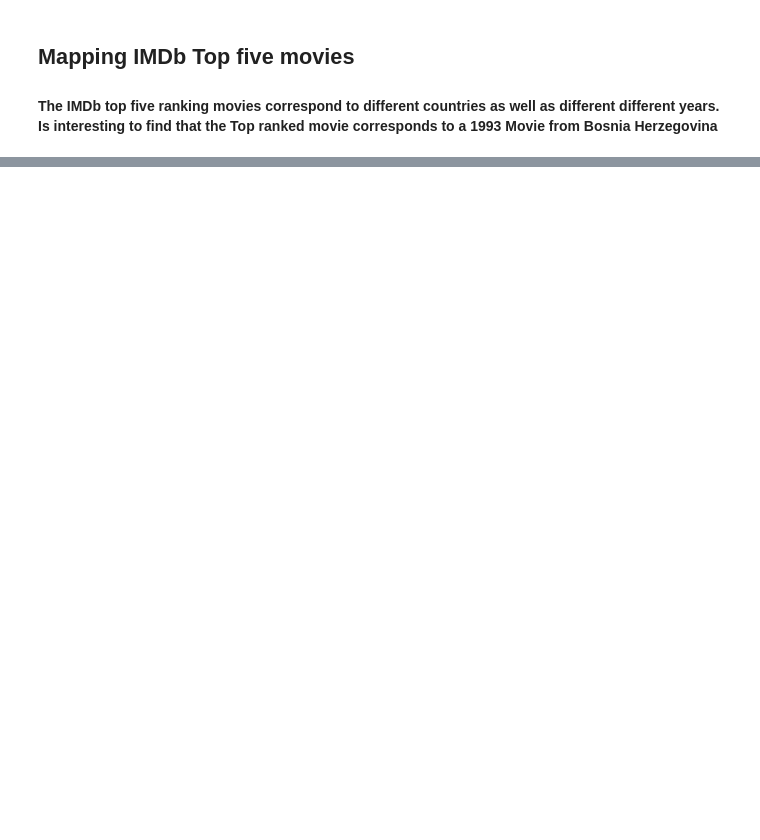
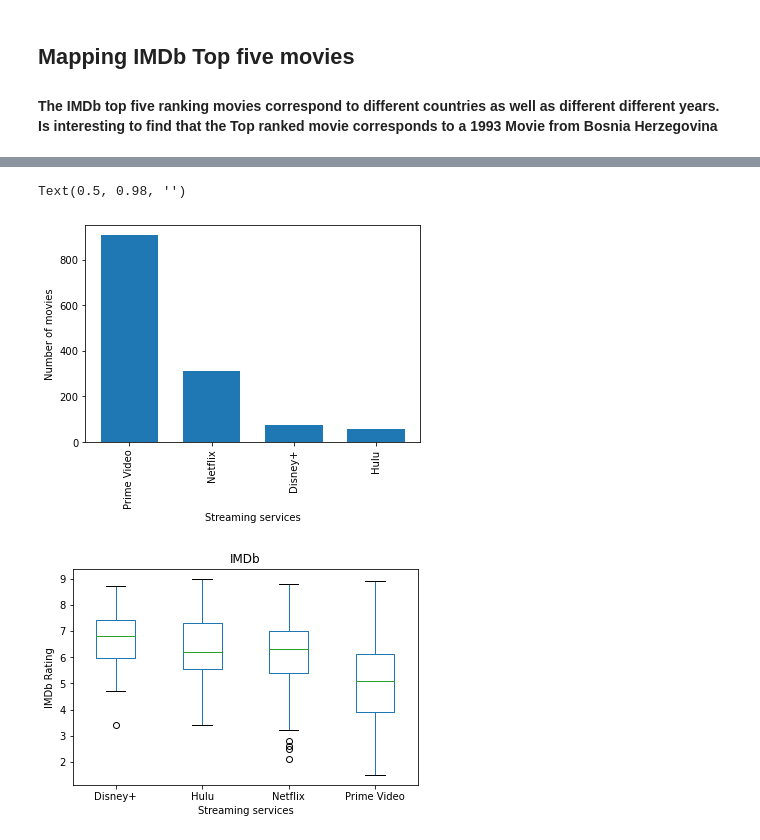
Before and after one commit to RoLDT/project-one-nesfils, a Jupyter notebook: Master Note.ipynb, the cells around one changed output, grey strips where cells are left out. Cells and saved outputs as stored; diff of their text form; code cells hidden in the pictures; blank space fills up the shorter version.

```diff
--- a/Master Note.ipynb
+++ b/Master Note.ipynb
@@ -528,0 +643,24 @@ fig
+# %%
+action_df = genre_df.loc[genre_df['Genres']=='Action']
+
+
+streaming_service_action = action_df['Service'].value_counts()
+x_value = streaming_service_action.index.values
+y_value= streaming_service_action.values
+plt.xlabel('Streaming services')
+plt.ylabel('Number of movies')
+
+
+plt.bar(x_value, y_value, width=.7 )
+plt.xticks(rotation=90)
+
+
+
+action_df.boxplot(by='Service', column=['IMDb'],grid = False)
+plt.xlabel('Streaming services')
+plt.ylabel('IMDb Rating')
+plt.suptitle("")
+# %% [output]
+Text(0.5, 0.98, '')
+[figure, added]
+[figure, added]
```
Also changed, not shown: parts of 25 cells of this notebook.
